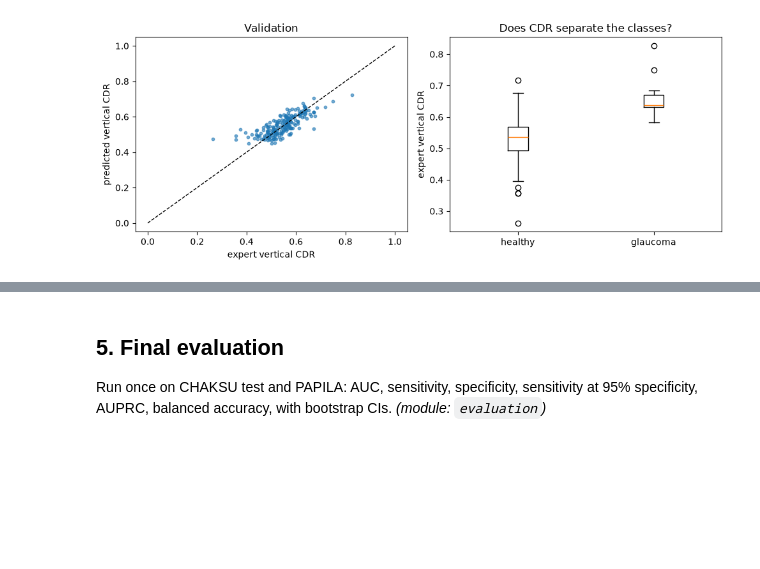
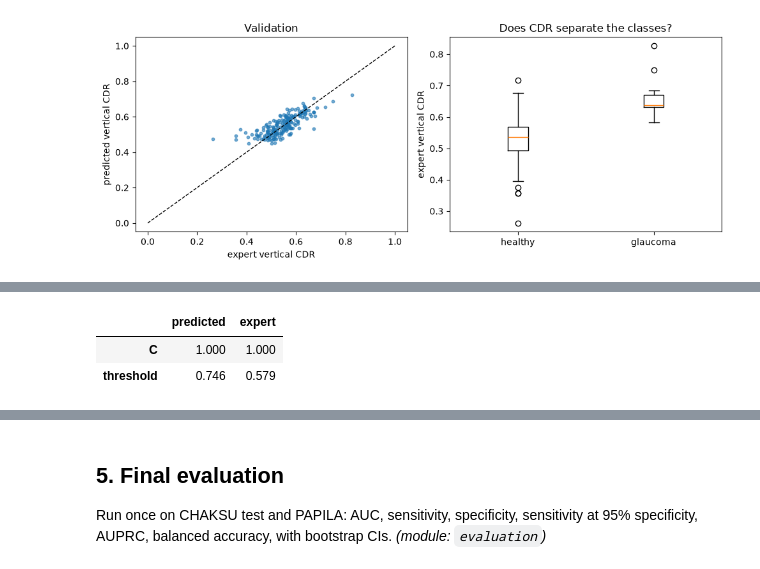
Before and after one commit to aman2712/glaucoma-prediction, a Jupyter notebook: notebooks/03_baseline_a.ipynb, the cells around one changed output, grey strips where cells are left out. Saved outputs shown, nothing was run; the diff lists cells and outputs as text; code cells hidden in the pictures; blank space fills up the shorter version.

```diff
--- a/notebooks/03_baseline_a.ipynb
+++ b/notebooks/03_baseline_a.ipynb
@@ -119,0 +125,7 @@ Logistic regression on measurements; choose threshold on validation. *(module: `
+# %%
+results = {source: run_baseline(measurements, source, config) for source in ['predicted', 'expert']}
+pd.DataFrame({source: {'C': r.best_c, 'threshold': round(r.threshold, 3)} for source, r in results.items()})
+# %% [output]
+|  | predicted | expert |
+| C | 1.000 | 1.000 |
+| threshold | 0.746 | 0.579 |
```
Also changed, not shown: parts of 9 cells of this notebook, 8 other files.
